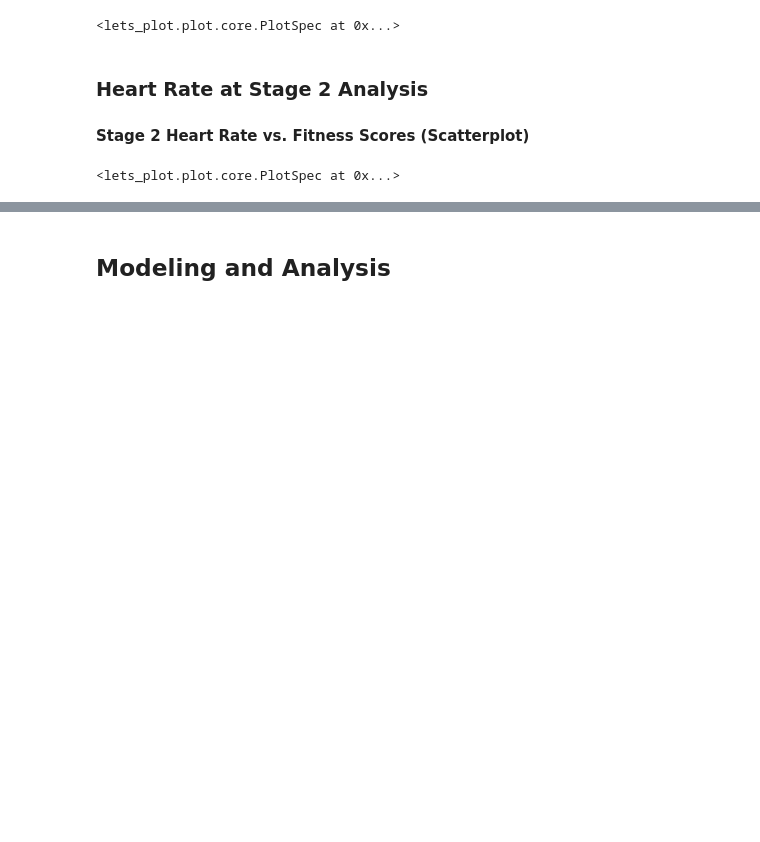
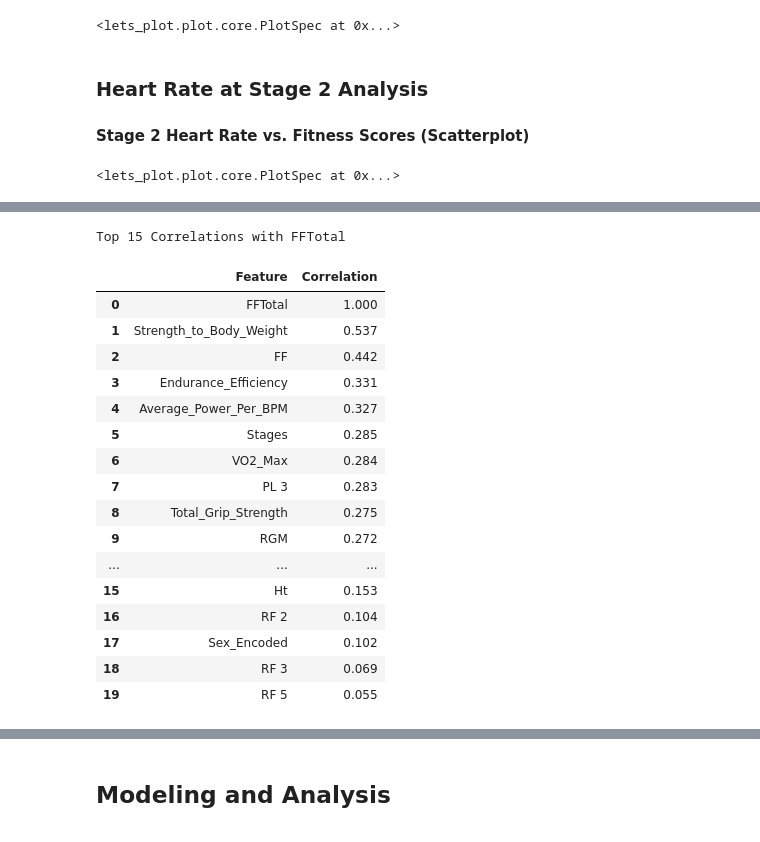
Before and after one commit to anthnypaul/fitness_scores_analysis_csuf, a Jupyter notebook: totalFitnessFactorScore.ipynb, the cells around one changed output, grey strips where cells are left out. Drawn from its saved outputs; the diff is of its cells as text; code cells hidden in the pictures; blank space fills up the shorter version.

```diff
--- a/totalFitnessFactorScore.ipynb
+++ b/totalFitnessFactorScore.ipynb
@@ -386,0 +514,36 @@ df_copy['skinfold_sum'] = df_cleaned['SF 1'] + df_cleaned['SF 2'] + df_cleaned['
+# %%
+# Select numeric columns
+numeric_cols = df_cleaned.select_dtypes(include=[np.number]).columns
+
+# Calculate correlations with 'FFTotal'
+correlations = df_cleaned[numeric_cols].corr()['FFTotal'].sort_values(ascending=False)
+
+# Prepare a DataFrame for the top 20 correlations
+top_correlations = pd.DataFrame({
+    'Feature': correlations.index,
+    'Correlation': correlations.values
+}).head(20)
+
+# Display the top 15 correlations with 'FFTotal'
+top_correlations.style\
+    .format({'Correlation': '{:.3f}'})\
+    .set_caption("Top 15 Correlations with FFTotal")
+# %% [output]
+Top 15 Correlations with FFTotal
+|  | Feature | Correlation |
+| 0 | FFTotal | 1.000 |
+| 1 | Strength_to_Body_Weight | 0.537 |
+| 2 | FF | 0.442 |
+| 3 | Endurance_Efficiency | 0.331 |
+| 4 | Average_Power_Per_BPM | 0.327 |
+| 5 | Stages | 0.285 |
+| 6 | VO2_Max | 0.284 |
+| 7 | PL 3 | 0.283 |
+| 8 | Total_Grip_Strength | 0.275 |
+| 9 | RGM | 0.272 |
+| ... | ... | ... |
+| 15 | Ht | 0.153 |
+| 16 | RF 2 | 0.104 |
+| 17 | Sex_Encoded | 0.102 |
+| 18 | RF 3 | 0.069 |
+| 19 | RF 5 | 0.055 |
```
Also changed, not shown: parts of 8 cells of this notebook.
